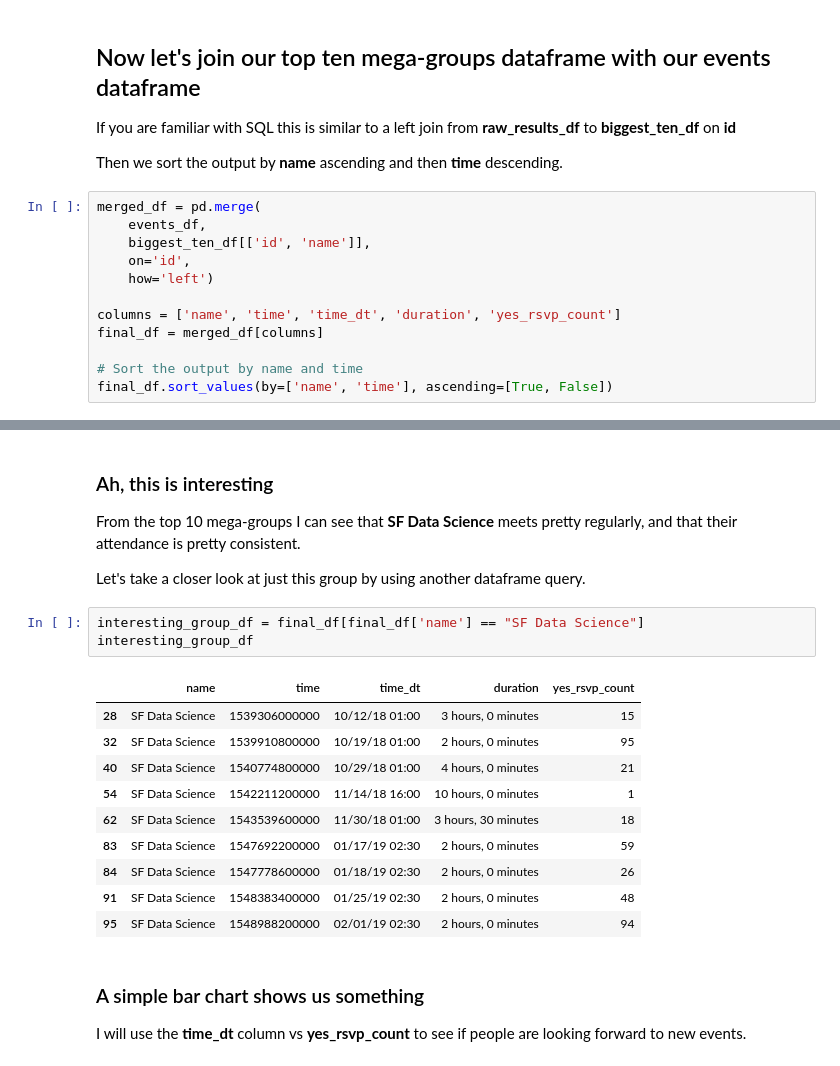
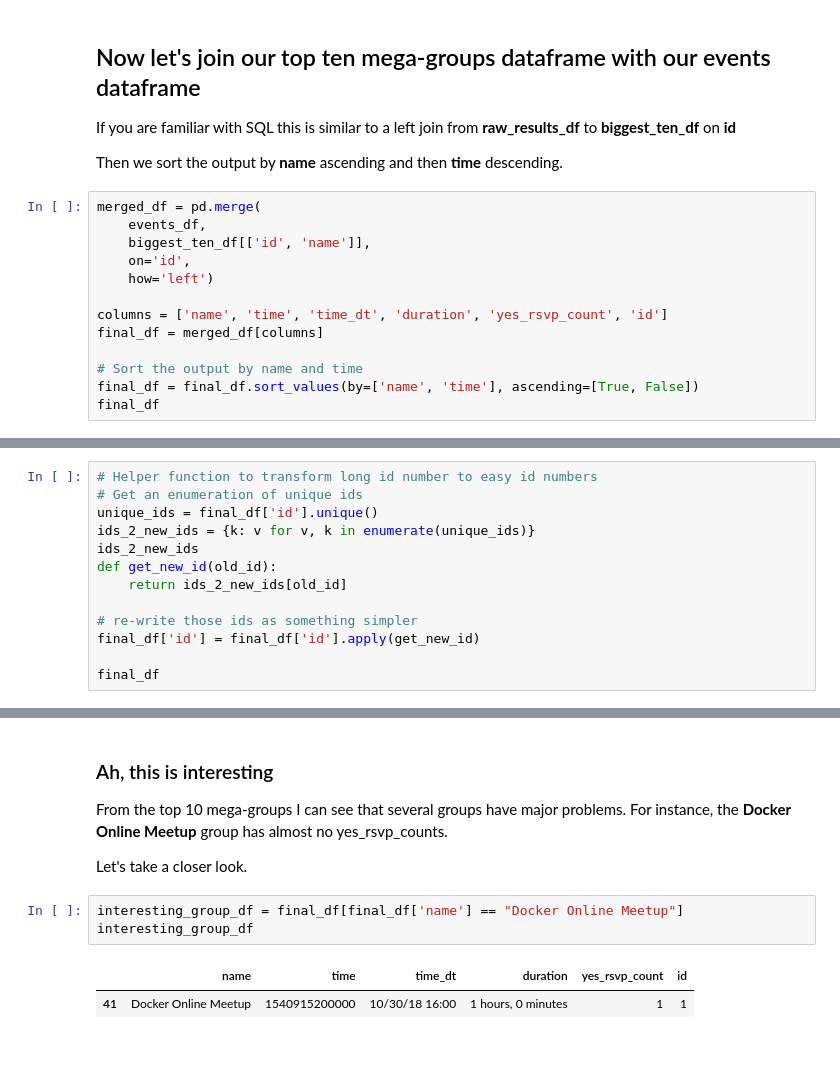
Before and after one commit to redpanda-ai/datascience_challenges, a Jupyter notebook: 01_explore_meetup_api/explore_sf_meetups.ipynb, the cells around one changed output, grey strips where cells are left out. Drawn from its saved outputs; the diff is of its cells as text.

```diff
--- a/01_explore_meetup_api/explore_sf_meetups.ipynb
+++ b/01_explore_meetup_api/explore_sf_meetups.ipynb
@@ -564,9 +564,10 @@ merged_df = pd.merge(
     on='id',
     how='left')
 
-columns = ['name', 'time', 'time_dt', 'duration', 'yes_rsvp_count']
+columns = ['name', 'time', 'time_dt', 'duration', 'yes_rsvp_count', 'id']
 final_df = merged_df[columns]
 
 # Sort the output by name and time
-final_df.sort_values(by=['name', 'time'], ascending=[True, False])
+final_df = final_df.sort_values(by=['name', 'time'], ascending=[True, False])
+final_df
 # %% [output]
@@ -590,0 +596,13 @@ final_df.sort_values(by=['name', 'time'], ascending=[True, False])
+# %%
+# Helper function to transform long id number to easy id numbers
+# Get an enumeration of unique ids
+unique_ids = final_df['id'].unique()
+ids_2_new_ids = {k: v for v, k in enumerate(unique_ids)}
+ids_2_new_ids
+def get_new_id(old_id):
+    return ids_2_new_ids[old_id]
+
+# re-write those ids as something simpler
+final_df['id'] = final_df['id'].apply(get_new_id)
+
+final_df
@@ -591,25 +647,13 @@ final_df.sort_values(by=['name', 'time'], ascending=[True, False])
 # %% [markdown]
 ### Ah, this is interesting
 
-From the top 10 mega-groups I can see that **SF Data Science** meets pretty regularly, and that their attendance is pretty consistent.
+From the top 10 mega-groups I can see that several groups have major problems.
+For instance, the **Docker Online Meetup** group has almost no yes_rsvp_counts.
 
-Let's take a closer look at just this group by using another dataframe query.
+Let's take a closer look.
 # %%
-interesting_group_df = final_df[final_df['name'] == "SF Data Science"]
+interesting_group_df = final_df[final_df['name'] == "Docker Online Meetup"]
 interesting_group_df
 # %% [output]
-|  | name | time | time_dt | duration | yes_rsvp_count |
-| 28 | SF Data Science | 1539306000000 | 10/12/18 01:00 | 3 hours, 0 minutes | 15 |
-| 32 | SF Data Science | 1539910800000 | 10/19/18 01:00 | 2 hours, 0 minutes | 95 |
-| 40 | SF Data Science | 1540774800000 | 10/29/18 01:00 | 4 hours, 0 minutes | 21 |
-| 54 | SF Data Science | 1542211200000 | 11/14/18 16:00 | 10 hours, 0 minutes | 1 |
-| 62 | SF Data Science | 1543539600000 | 11/30/18 01:00 | 3 hours, 30 minutes | 18 |
-| 83 | SF Data Science | 1547692200000 | 01/17/19 02:30 | 2 hours, 0 minutes | 59 |
-| 84 | SF Data Science | 1547778600000 | 01/18/19 02:30 | 2 hours, 0 minutes | 26 |
-| 91 | SF Data Science | 1548383400000 | 01/25/19 02:30 | 2 hours, 0 minutes | 48 |
-| 95 | SF Data Science | 1548988200000 | 02/01/19 02:30 | 2 hours, 0 minutes | 94 |
+|  | name | time | time_dt | duration | yes_rsvp_count | id |
+| 41 | Docker Online Meetup | 1540915200000 | 10/30/18 16:00 | 1 hours, 0 minutes | 1 | 1 |
-# %% [markdown]
-### A simple bar chart shows us something
-
-I will use the **time_dt** column vs **yes_rsvp_count** to see if people
-are looking forward to new events.
```
Also changed, not shown: parts of 32 cells of this notebook, 1 other file.
